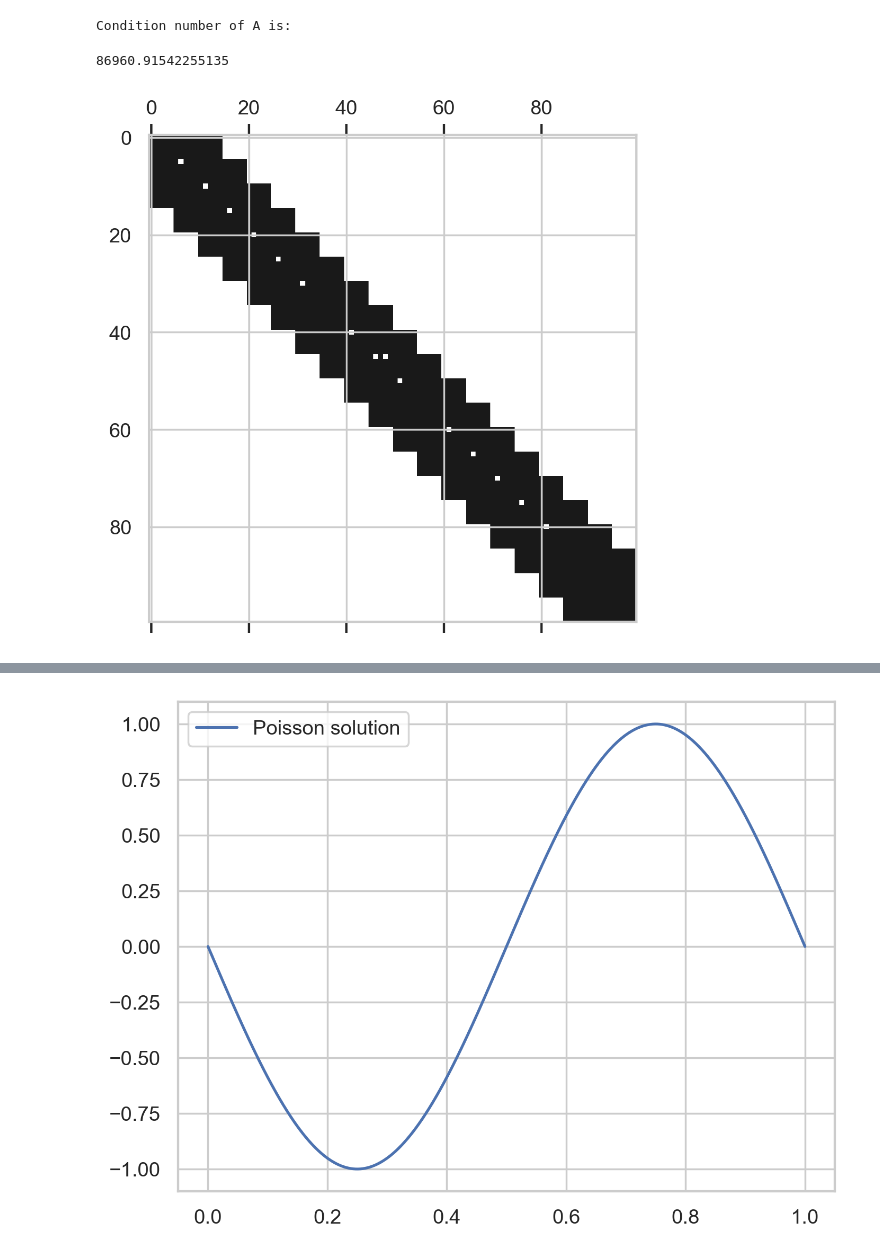
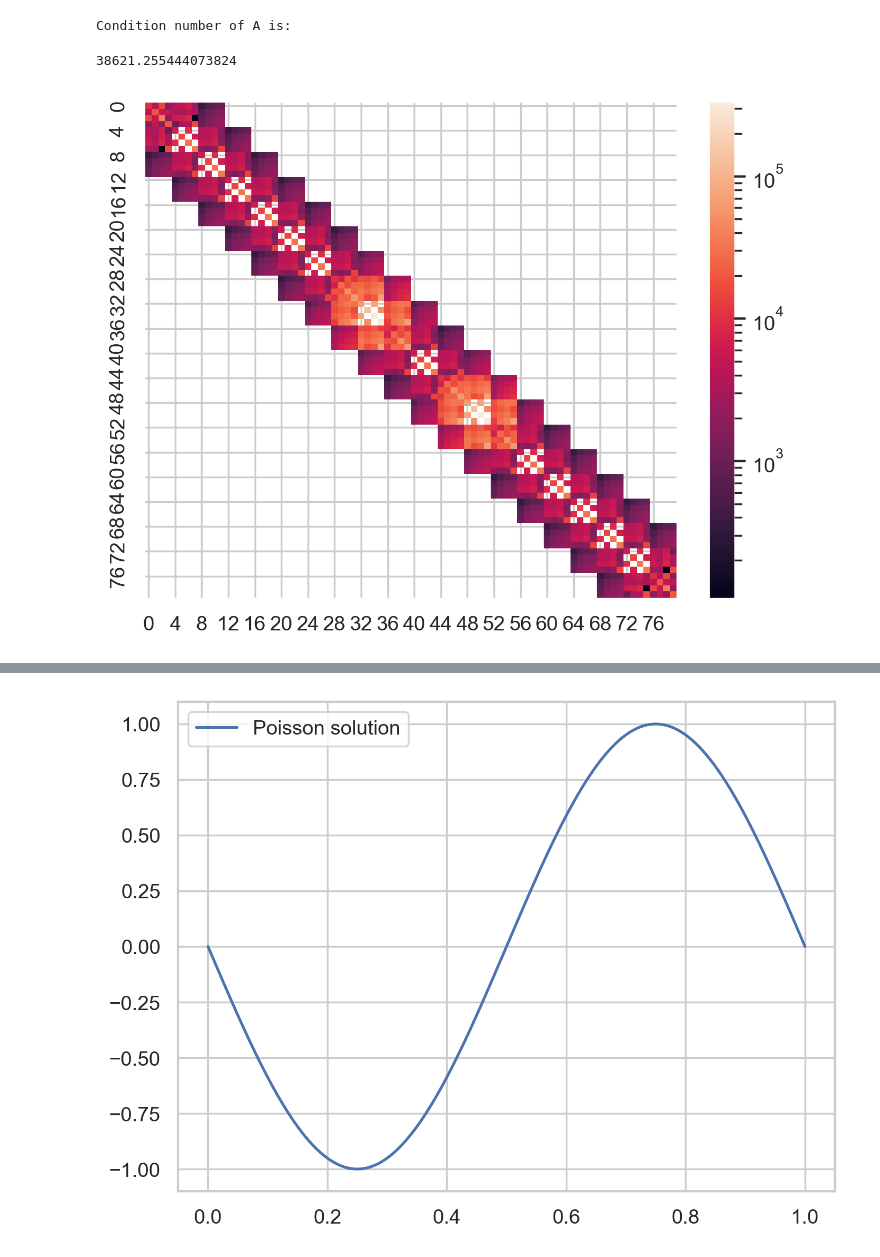
Before and after one commit to Nigel-Shen/StateRedistribution, a Jupyter notebook: DGSRD_elliptic.ipynb, the cells around one changed output, grey strips where cells are left out. Saved outputs shown, nothing was run; the diff lists cells and outputs as text; code cells hidden in the pictures.

```diff
--- a/DGSRD_elliptic.ipynb
+++ b/DGSRD_elliptic.ipynb
@@ -8,9 +8,12 @@ import seaborn as sns
 from rich import *
 from tqdm import tqdm
 from types import FunctionType as function
+from matplotlib.colors import LogNorm
+from matplotlib import rcParams
 
 sns.set()
 sns.set_style("whitegrid")
+rcParams['font.family'] = 'serif'
 # %%
 def do_op(f, xs):
     """
@@ -408,24 +359,31 @@ def local_phi_r(h):
 # %%
-def compute_Q(U, srd=True):
+beta = 0.5
+
+def compute_Q(U, grid, flux_type, local_matrices, bc):
+    local_K, local_phi_l, local_phi_r, _, _ = local_matrices
     Q = np.zeros(np.shape(U))
     N = np.size(U, 0)
 
     U_left = np.zeros(N+1)
     U_right = np.zeros(N+1)
     for j in range(N):
-        U_left[j] = np.dot(U[j, :], local_phi_l(h_local[j]))
-        U_right[j+1] = np.dot(U[j, :], local_phi_r(h_local[j]))
-    U_left[N] = -U_right[N]
-    U_right[0] = -U_left[0]
+        U_left[j] = np.dot(U[j, :], local_phi_l(grid.h_local[j]))
+        U_right[j+1] = np.dot(U[j, :], local_phi_r(grid.h_local[j]))
+    U_left[N] = - U_right[N]
+    U_right[0] = - U_left[0]
 
-    Flux = 0.5 * (U_left + U_right)
+    if flux_type == "central" or flux_type == "IP":
+        Flux = 0.5 * (U_left + U_right)
+    elif flux_type == "LDG":
+        Flux = 0.5 * (U_left + U_right) + beta * (U_right - U_left)
+
+    Flux[0] = bc[0]
+    Flux[N] = bc[1]
+
     for j in range(N):
-        Q[j, :] = Flux[j+1] * local_phi_r(h_local[j]) - Flux[j] * local_phi_l(h_local[j])
-        Q[j, :] -= local_K(h_local[j]) @ U[j, :]
+        Q[j, :] = Flux[j+1] * local_phi_r(grid.h_local[j]) - Flux[j] * local_phi_l(grid.h_local[j])
+        Q[j, :] -= local_K(grid.h_local[j]) @ U[j, :]
 
-    if srd:
-        Q_SRD = Redistribute(Coarsen(Q, merged_ind, p, coarsen_M), overlap, overlap_counts, p, redistribute_M)
-        Q = Q * np.array([h_local / h]).T + Q_SRD * np.array([1 - h_local / h]).T
     return Q
 # %%
 tau = 1
@@ -458,17 +492,13 @@ def compute_F(U, srd=True):
 # %%
-def mv(u):
-    U = np.reshape(u, (N, p+1))
-    F = compute_F(U, srd=False)
-    return F.flatten()
-
-A = sp.LinearOperator( (N*(p+1), N*(p+1)), matvec=mv )
+A = sp.LinearOperator((N*(p+1), N*(p+1)), matvec=get_mv("central", local_matrices, [0, 0], False, p, grid, coarsen_M, redistribute_M))
 Adense = A * np.eye(N*(p+1))
+Adense[np.abs(Adense) < 1E-10] = 0
 print("Condition number of A is:")
 print(np.linalg.cond(Adense))
 fig, ax = plt.subplots(dpi=250)
-ax.spy(Adense)
-fig.show()
+sns.heatmap(np.abs(Adense), norm=LogNorm(), ax=ax)
+plt.show()
 # %% [output]
 Condition number of A is:
-86960.91542255135
+38621.255444073824
-[figure, old version]
+[figure, new version]
```
Also changed, not shown: parts of 18 cells of this notebook.
